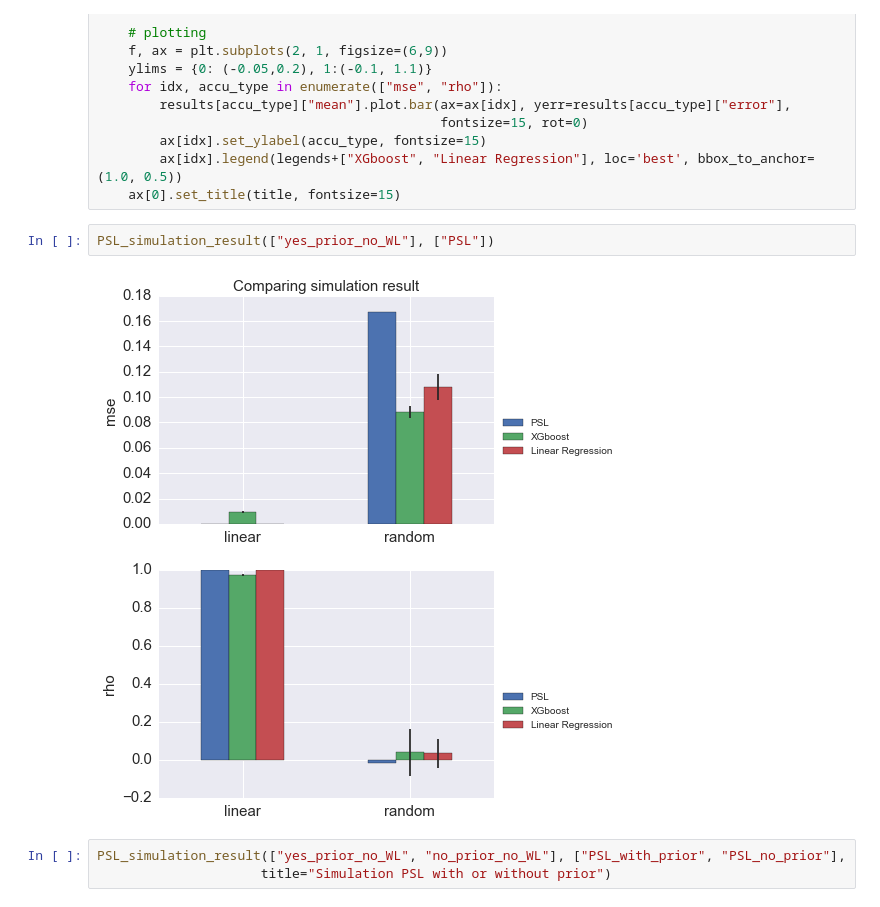
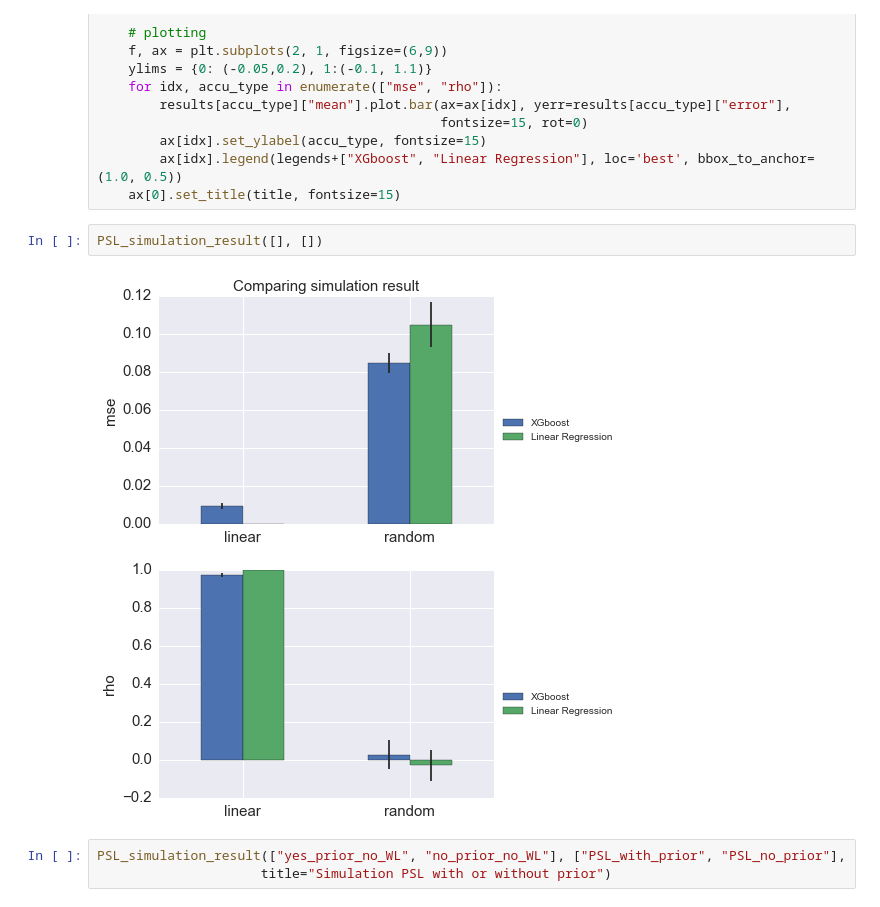
Before and after one commit to MollyZhang/drug_sensitivity_ML, a Jupyter notebook: evaluation/Simulation.ipynb, the cells around one changed output. Drawn from its saved outputs; the diff is of its cells as text.

```diff
--- a/evaluation/Simulation.ipynb
+++ b/evaluation/Simulation.ipynb
@@ -56,9 +56,9 @@ def PSL_simulation_result(result_types, legends, title="Comparing simulation res
         ax[idx].legend(legends+["XGboost", "Linear Regression"], loc='best', bbox_to_anchor=(1.0, 0.5))
     ax[0].set_title(title, fontsize=15)
 # %%
-PSL_simulation_result(["yes_prior_no_WL"], ["PSL"])
+PSL_simulation_result([], [])
 # %% [output]
-[figure, old version]
+[figure, new version]
 # %%
 PSL_simulation_result(["yes_prior_no_WL", "no_prior_no_WL"], ["PSL_with_prior", "PSL_no_prior"],
                      title="Simulation PSL with or without prior")
```
Also changed, not shown: 7 other files.
